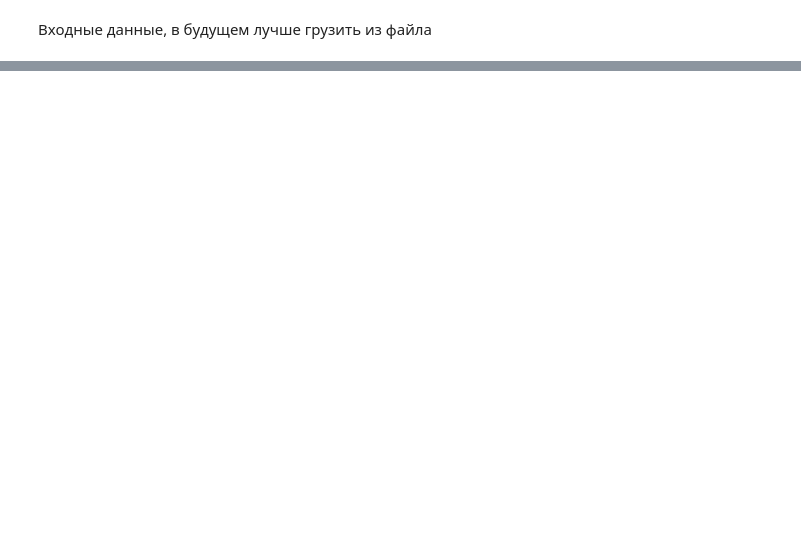
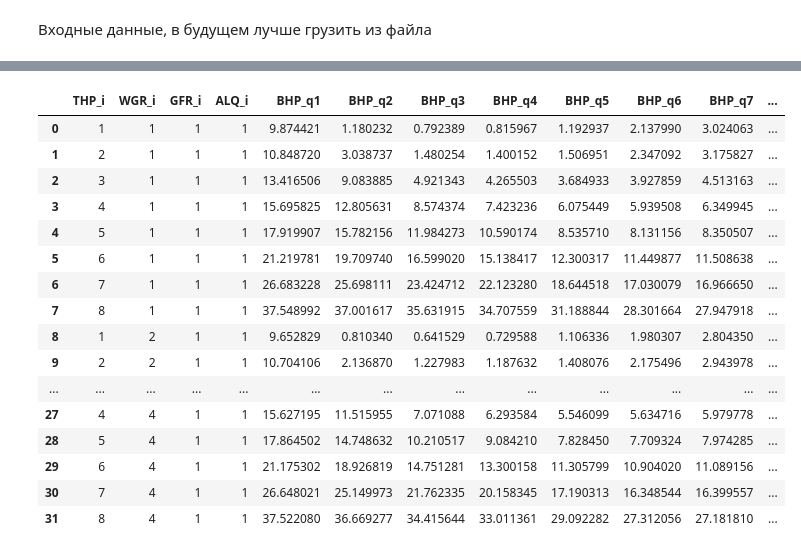
Before and after one commit to Rexihs/vertical_flow_performance, a Jupyter notebook: core.ipynb, the cells around one changed output, grey strips where cells are left out. Saved outputs shown, nothing was run; the diff lists cells and outputs as text; code cells hidden in the pictures; blank space fills up the shorter version.

```diff
--- a/core.ipynb
+++ b/core.ipynb
@@ -330,0 +183,6 @@ thp_list = [1, 2, 5, 10, 15, 20]
+# %%
+# delta0 = 0.00001
+delta0 = 4.003116057780532e-12
+# density_liquid = 2866.9854877120365
+density_liquid = 860.9871180366798
+adapt_gdi(gdi_data, delta0, density_liquid)
@@ -374,0 +258,20 @@ def generate_vfp_table(q_gas_list, wgr_list, thp_list,
+# %%
+vfp_table
+# %% [output]
+|  | THP_i | WGR_i | GFR_i | ALQ_i | BHP_q1 | BHP_q2 | BHP_q3 | BHP_q4 | BHP_q5 | BHP_q6 | BHP_q7 | ... |
+| 0 | 1 | 1 | 1 | 1 | 9.874421 | 1.180232 | 0.792389 | 0.815967 | 1.192937 | 2.137990 | 3.024063 | ... |
+| 1 | 2 | 1 | 1 | 1 | 10.848720 | 3.038737 | 1.480254 | 1.400152 | 1.506951 | 2.347092 | 3.175827 | ... |
+| 2 | 3 | 1 | 1 | 1 | 13.416506 | 9.083885 | 4.921343 | 4.265503 | 3.684933 | 3.927859 | 4.513163 | ... |
+| 3 | 4 | 1 | 1 | 1 | 15.695825 | 12.805631 | 8.574374 | 7.423236 | 6.075449 | 5.939508 | 6.349945 | ... |
+| 4 | 5 | 1 | 1 | 1 | 17.919907 | 15.782156 | 11.984273 | 10.590174 | 8.535710 | 8.131156 | 8.350507 | ... |
+| 5 | 6 | 1 | 1 | 1 | 21.219781 | 19.709740 | 16.599020 | 15.138417 | 12.300317 | 11.449877 | 11.508638 | ... |
+| 6 | 7 | 1 | 1 | 1 | 26.683228 | 25.698111 | 23.424712 | 22.123280 | 18.644518 | 17.030079 | 16.966650 | ... |
+| 7 | 8 | 1 | 1 | 1 | 37.548992 | 37.001617 | 35.631915 | 34.707559 | 31.188844 | 28.301664 | 27.947918 | ... |
+| 8 | 1 | 2 | 1 | 1 | 9.652829 | 0.810340 | 0.641529 | 0.729588 | 1.106336 | 1.980307 | 2.804350 | ... |
+| 9 | 2 | 2 | 1 | 1 | 10.704106 | 2.136870 | 1.227983 | 1.187632 | 1.408076 | 2.175496 | 2.943978 | ... |
+| ... | ... | ... | ... | ... | ... | ... | ... | ... | ... | ... | ... | ... |
+| 27 | 4 | 4 | 1 | 1 | 15.627195 | 11.515955 | 7.071088 | 6.293584 | 5.546099 | 5.634716 | 5.979778 | ... |
+| 28 | 5 | 4 | 1 | 1 | 17.864502 | 14.748632 | 10.210517 | 9.084210 | 7.828450 | 7.709324 | 7.974285 | ... |
+| 29 | 6 | 4 | 1 | 1 | 21.175302 | 18.926819 | 14.751281 | 13.300158 | 11.305799 | 10.904020 | 11.089156 | ... |
+| 30 | 7 | 4 | 1 | 1 | 26.648021 | 25.149973 | 21.762335 | 20.158345 | 17.190313 | 16.348544 | 16.399557 | ... |
+| 31 | 8 | 4 | 1 | 1 | 37.522080 | 36.669277 | 34.415644 | 33.011361 | 29.092282 | 27.312056 | 27.181810 | ... |
```
Also changed, not shown: parts of 29 cells of this notebook.
